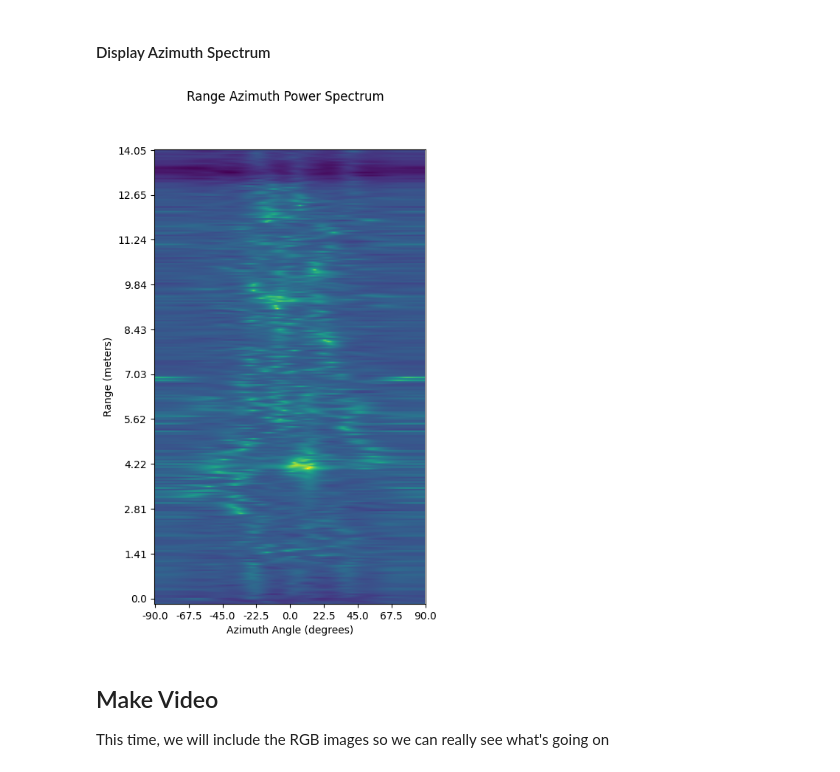
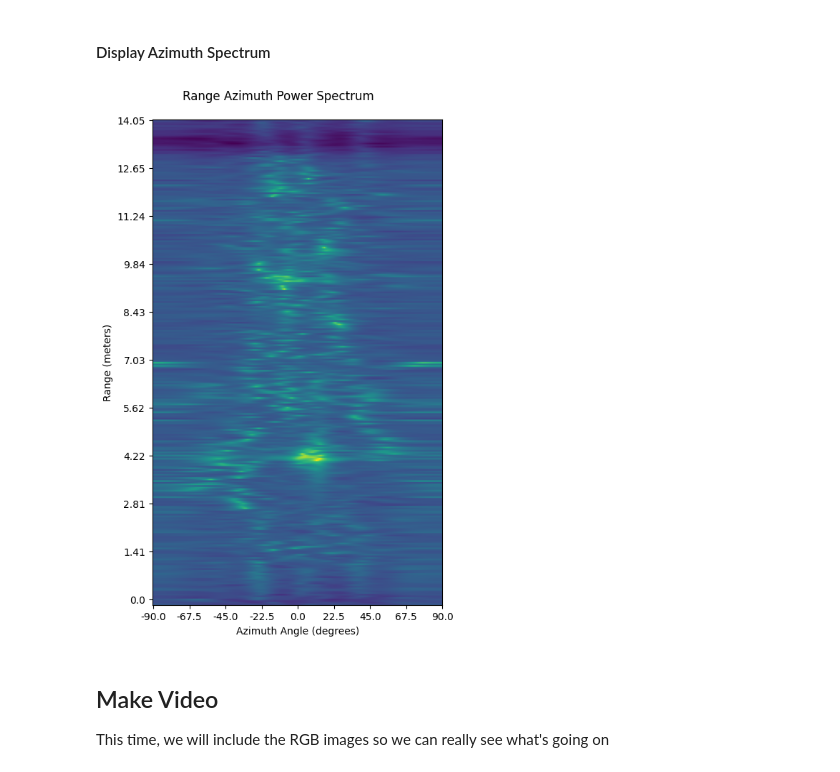
Before and after one commit to itberrios/radical, a Jupyter notebook: notebooks/range_azimuth.ipynb, the cells around one changed output. Drawn from its saved outputs; the diff is of its cells as text; code cells hidden in the pictures.

```diff
--- a/notebooks/range_azimuth.ipynb
+++ b/notebooks/range_azimuth.ipynb
@@ -259,16 +296,18 @@ range_tick_labels = ranges[::len(ranges)//10].round(2)
 # %%
 fig, ax = plt.subplots(1, 1, figsize=(5, 8))
 ax.imshow(20*np.log10(np.abs(range_azimuth)));
 fig.suptitle("Range Azimuth Power Spectrum");
 ax.set_xlabel("Azimuth Angle (degrees)");
 ax.set_ylabel("Range (meters)");
 
 # apply Range and Doppler labels
 ax.set_yticks(range_ticks, range_tick_labels[::-1]);
 
 ax.set_xticks(np.linspace(0, 181, 9), np.linspace(-90, 90, 9).round(1));
+
+plt.tight_layout();
 # %% [output]
-[figure, old version]
+[figure, new version]
 # %% [markdown]
 ## Make Video
 
```
Also changed, not shown: parts of 7 cells of this notebook, 2 other files.
